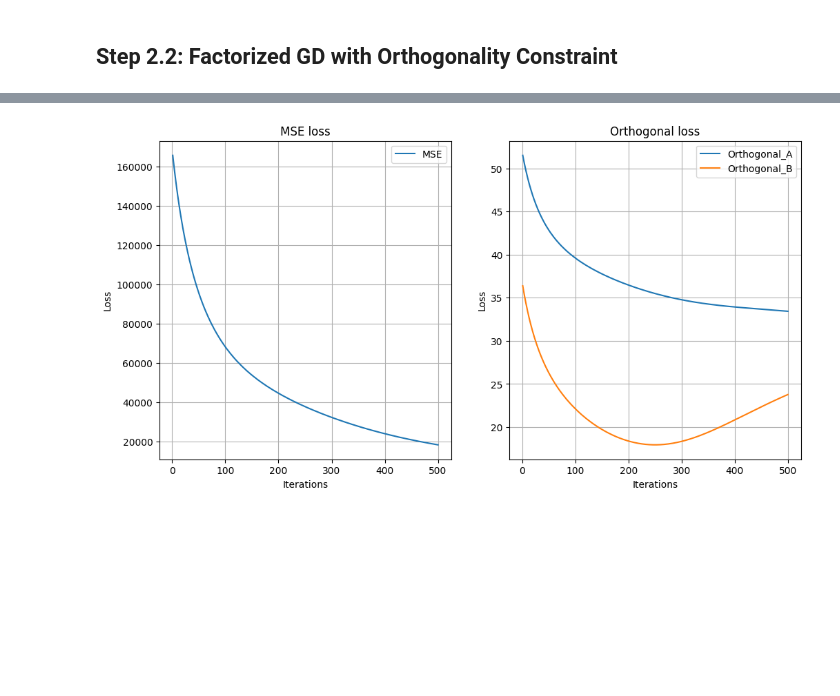
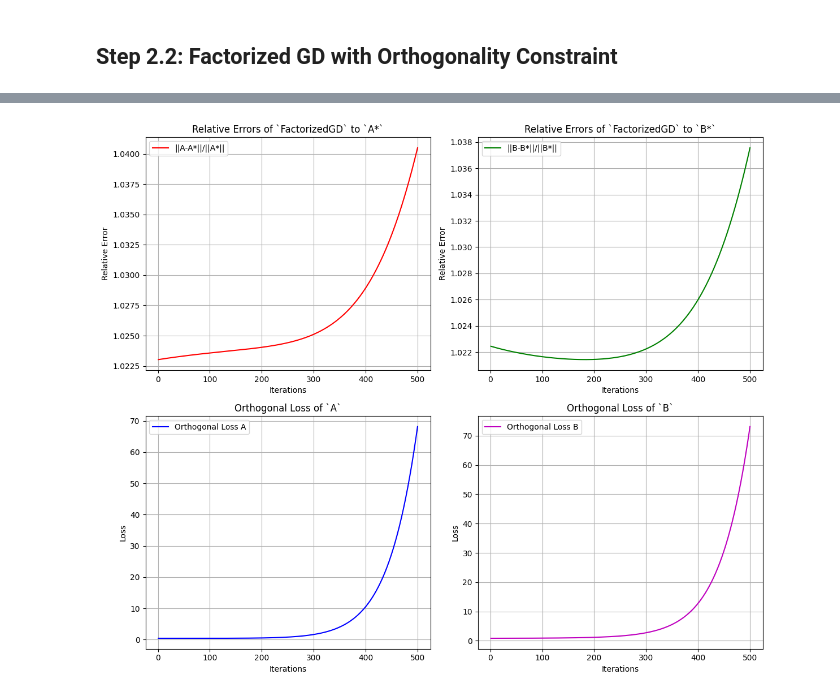
Before and after one commit to nikhil-chigali/Sequential-Low-Rank-Regression, a Jupyter notebook: sequential_low_rank_regression.ipynb, the cells around one changed output, grey strips where cells are left out. Cells and saved outputs as stored; diff of their text form; code cells hidden in the pictures; blank space fills up the shorter version.

```diff
--- a/sequential_low_rank_regression.ipynb
+++ b/sequential_low_rank_regression.ipynb
@@ -437,0 +475,5 @@ print(MSE_loss_factorized(X, Y, A_new, B_new), Orthogonal_loss_factorized(A_new,
+# %%
+A, B = random_AB(args)
+
+print("MSE Loss (A, B): ", MSE_loss_factorized(X, Y, A, B))
+print("Orthogonal Constraint Loss (A, B): ", Orthogonal_loss_factorized(A, B))
@@ -487,24 +545,3 @@ def FactorizedGD_Orth_1(X, Y, init_AB, W_star, args: GDArgs):
         i += 1
 
     return A_new, B_new, rel_errors, errors
-# %%
-# Initializations of A and B
-
-def random_AB(args: GDArgs):
-    """
-    Random initialization of A and B
-    """
-    return np.random.randn(args.d, args.r), np.random.randn(args.m, args.r)
-
-def orthogonal_AB(args: GDArgs):
-    """
-    Orthogonal initialization of A and B
-    """
-    A = np.random.randn(args.d, args.r)
-    B = np.random.randn(args.m, args.r)
-
-    # Orthogonalizing A and B
-    A, _ = la.qr(A)
-    B, _ = la.qr(B)
-
-    return A, B
@@ -535,24 +548,16 @@ Relative Error of B:  1.3605766632591443
-# %%
-# Plotting the MSE and Orthogonal loss side by side
-
-plt.figure(figsize=(12, 6))
-plt.subplot(1, 2, 1)
-plt.plot(range(1, len(errors["MSE"])+1), errors["MSE"], label="MSE")
-plt.xlabel("Iterations")
-plt.ylabel("Loss")
-plt.title("MSE loss")
-plt.grid()
-plt.legend()
-
-plt.subplot(1, 2, 2)
-plt.plot(range(1, len(errors["orth_A"])+1), errors["orth_A"], label="Orthogonal_A")
-plt.plot(range(1, len(errors["orth_B"])+1), errors["orth_B"], label="Orthogonal_B")
-plt.xlabel("Iterations")
-plt.ylabel("Loss")
-plt.title("Orthogonal loss")
-plt.grid()
-plt.legend()
-
-plt.show()
-# %% [output]
-[figure, removed]
+# %%
+## Testing convergence of FactorizedGD_Orth_1
+# Random initialization of A, B
+# Rank r = 10
+# Learning rates, eta_A, eta_B = 1e-5, 1e-5
+# Orthogonilization steps per iteration `tau` = 0
+
+args = GDArgs(iters=500, epsilon=1e-8, r=10)
+args.tau = 0
+args.eta_A, args.eta_B = 1e-5, 1e-5
+
+A_new, B_new, rel_errors, errors = FactorizedGD_Orth(X, Y, random_AB, W_star, args)
+# %%
+plot_all_errors(rel_errors, errors)
+# %% [output]
+[figure, added]
```
Also changed, not shown: parts of 20 cells of this notebook, 3 other files.
